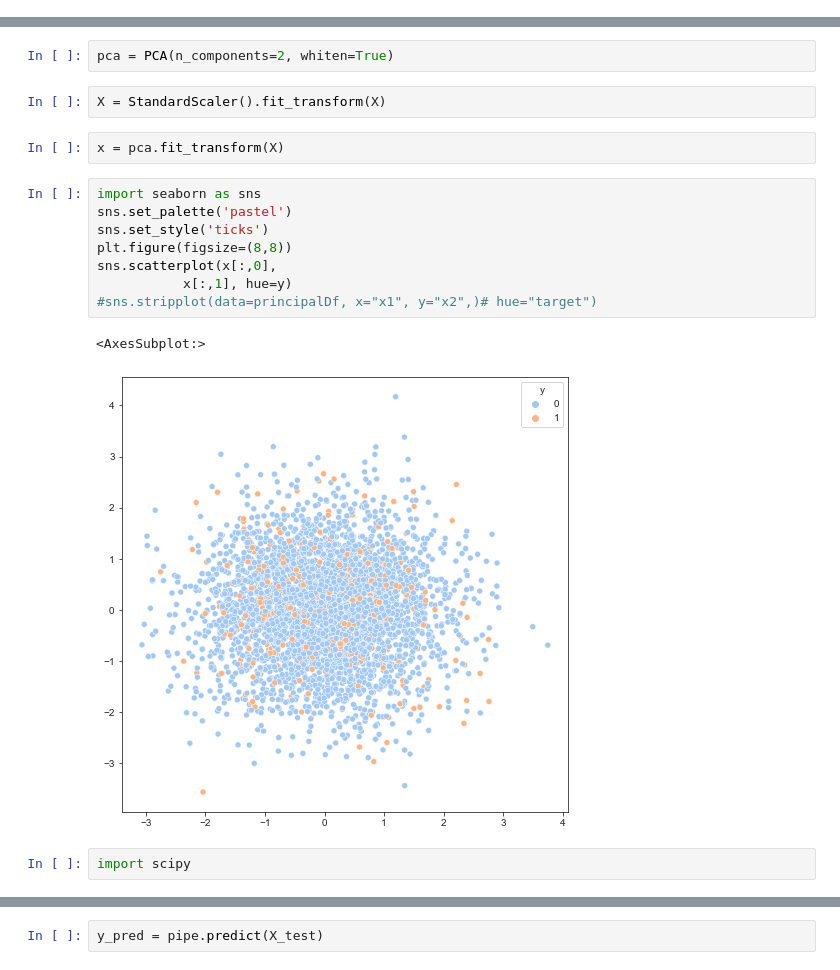
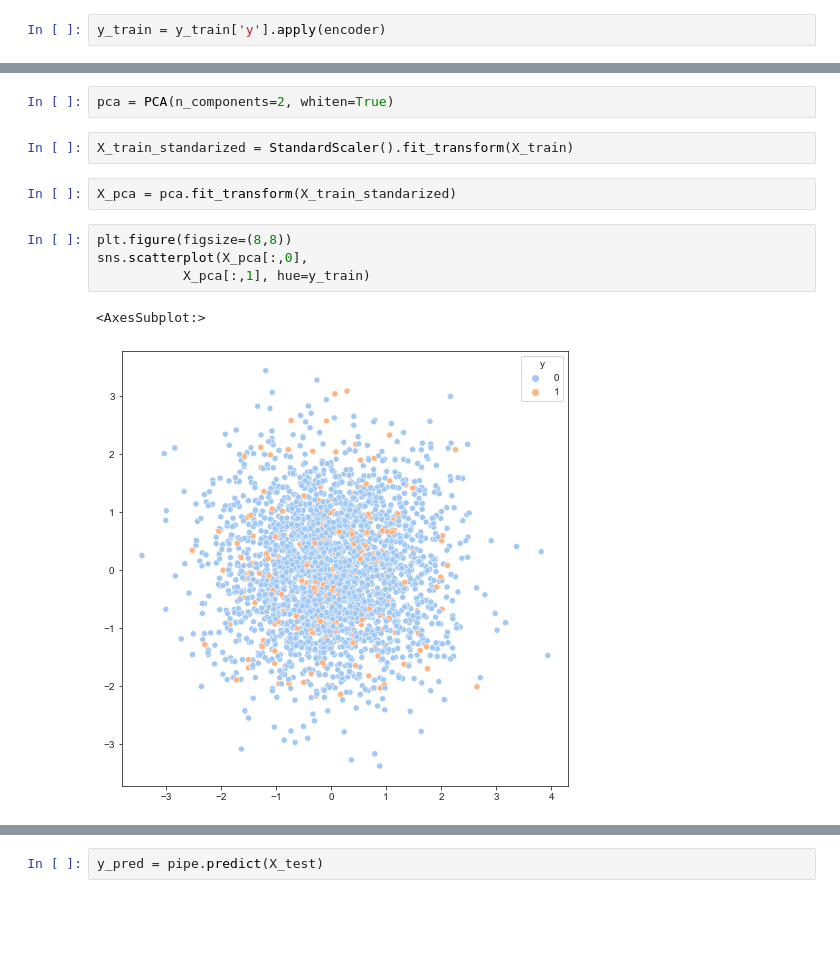
Before and after one commit to macwascdv/ML_Final_Project, a Jupyter notebook: eda.ipynb, the cells around one changed output, grey strips where cells are left out. Saved outputs shown, nothing was run; the diff lists cells and outputs as text; blank space fills up the shorter version.

```diff
--- a/eda.ipynb
+++ b/eda.ipynb
@@ -23,2 +39,4 @@ Name: y, dtype: int64
 # %%
 X_train, X_test, y_train, y_test = train_test_split(X, y, random_state=0, stratify=y)
+# %%
+y_train = y_train['y'].apply(encoder)
@@ -43,19 +67,13 @@ X_train.duplicated().sum()
 # %%
 pca = PCA(n_components=2, whiten=True)
 # %%
-X = StandardScaler().fit_transform(X)
+X_train_standarized = StandardScaler().fit_transform(X_train)
 # %%
-x = pca.fit_transform(X)
+X_pca = pca.fit_transform(X_train_standarized)
-# %%
-import seaborn as sns
-sns.set_palette('pastel')
-sns.set_style('ticks')
-plt.figure(figsize=(8,8))
-sns.scatterplot(x[:,0],
-           x[:,1], hue=y)
-#sns.stripplot(data=principalDf, x="x1", y="x2",)# hue="target")
-# %% [output]
-<AxesSubplot:>
-[figure, removed]
-# %%
-import scipy
+# %%
+plt.figure(figsize=(8,8))
+sns.scatterplot(X_pca[:,0],
+           X_pca[:,1], hue=y_train)
+# %% [output]
+<AxesSubplot:>
+[figure, added]
```
Also changed, not shown: parts of 26 cells of this notebook.
